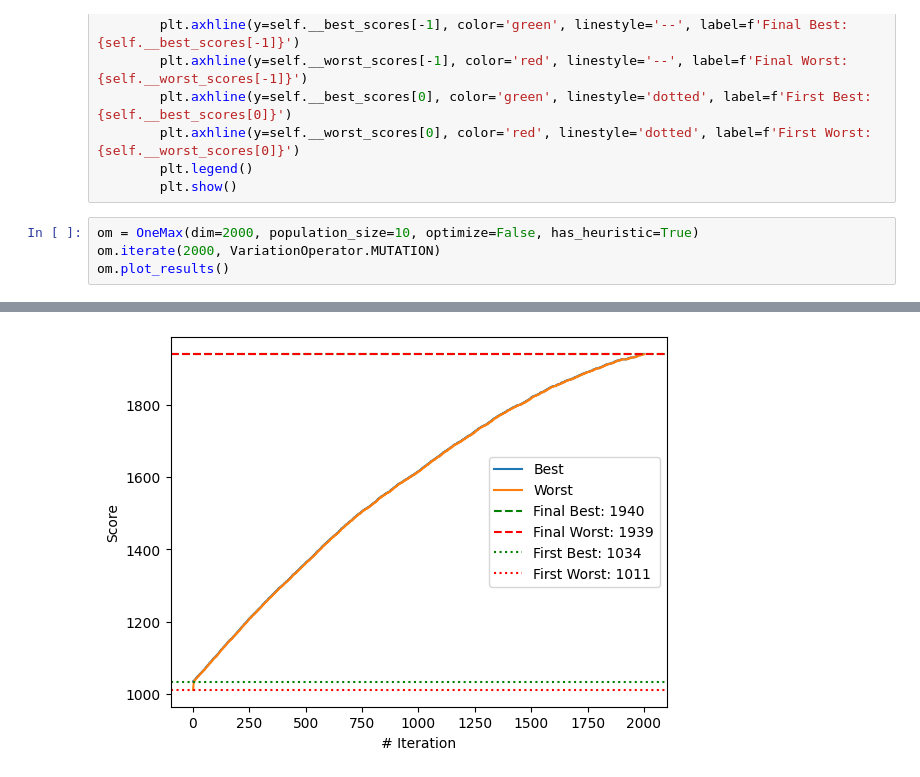
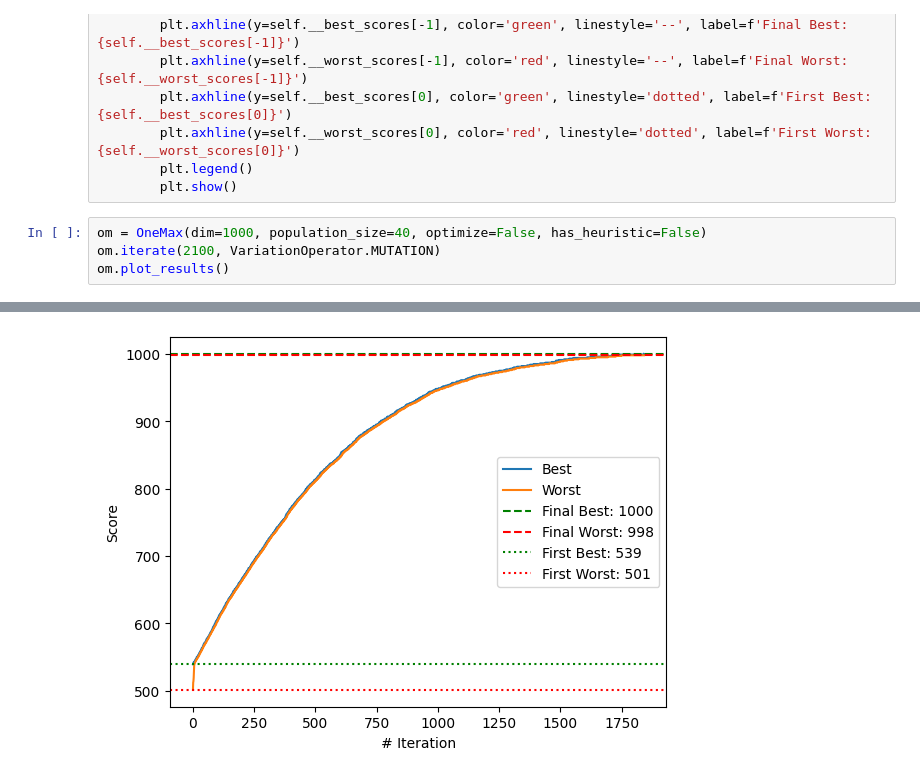
Before and after one commit to HomayoonAlimohammadi/evolutionary-computation, a Jupyter notebook: example-presentation/OneMax.ipynb, the cells around one changed output, grey strips where cells are left out. Drawn from its saved outputs; the diff is of its cells as text.

```diff
--- a/example-presentation/OneMax.ipynb
+++ b/example-presentation/OneMax.ipynb
@@ -229,7 +229,7 @@ class OneMax:
         plt.legend()
         plt.show()
 # %%
-om = OneMax(dim=2000, population_size=10, optimize=False, has_heuristic=True)
-om.iterate(2000, VariationOperator.MUTATION)
+om = OneMax(dim=1000, population_size=40, optimize=False, has_heuristic=False)
+om.iterate(2100, VariationOperator.MUTATION)
 om.plot_results()
 # %% [output]
@@ -239 +238 @@ om.plot_results()
-[figure, old version]
+[figure, new version]
```
Also changed, not shown: parts of 1 cell of this notebook, 1 other file.
